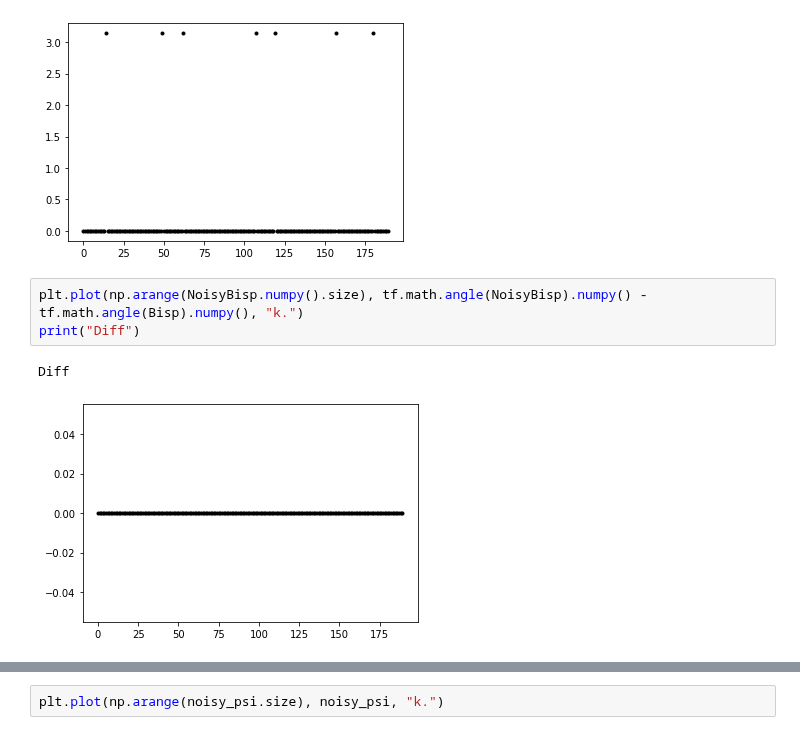
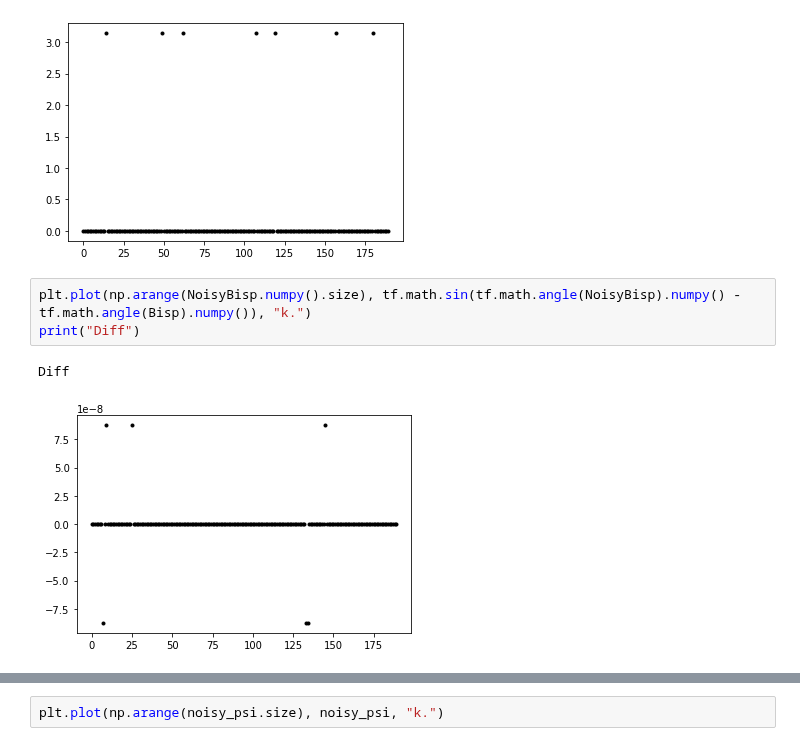
Before and after one commit to AlexandreAdam/ExoRIM, a Jupyter notebook: notebooks/physical_model_tests.ipynb, the cells around one changed output, grey strips where cells are left out. Drawn from its saved outputs; the diff is of its cells as text.

```diff
--- a/notebooks/physical_model_tests.ipynb
+++ b/notebooks/physical_model_tests.ipynb
@@ -171,11 +197,11 @@ print("Noisy Bispectra angles")
 Noisy Bispectra angles
 [figure]
 # %%
-plt.plot(np.arange(NoisyBisp.numpy().size), tf.math.angle(NoisyBisp).numpy() - tf.math.angle(Bisp).numpy(), "k.")
+plt.plot(np.arange(NoisyBisp.numpy().size), tf.math.sin(tf.math.angle(NoisyBisp).numpy() - tf.math.angle(Bisp).numpy()), "k.")
 print("Diff")
 # %% [output]
 Diff
-[figure, old version]
+[figure, new version]
 # %%
 plt.plot(np.arange(psi.size), psi, "k.")
 # %% [output]
```
Also changed, not shown: parts of 9 cells of this notebook, 13 other files.
